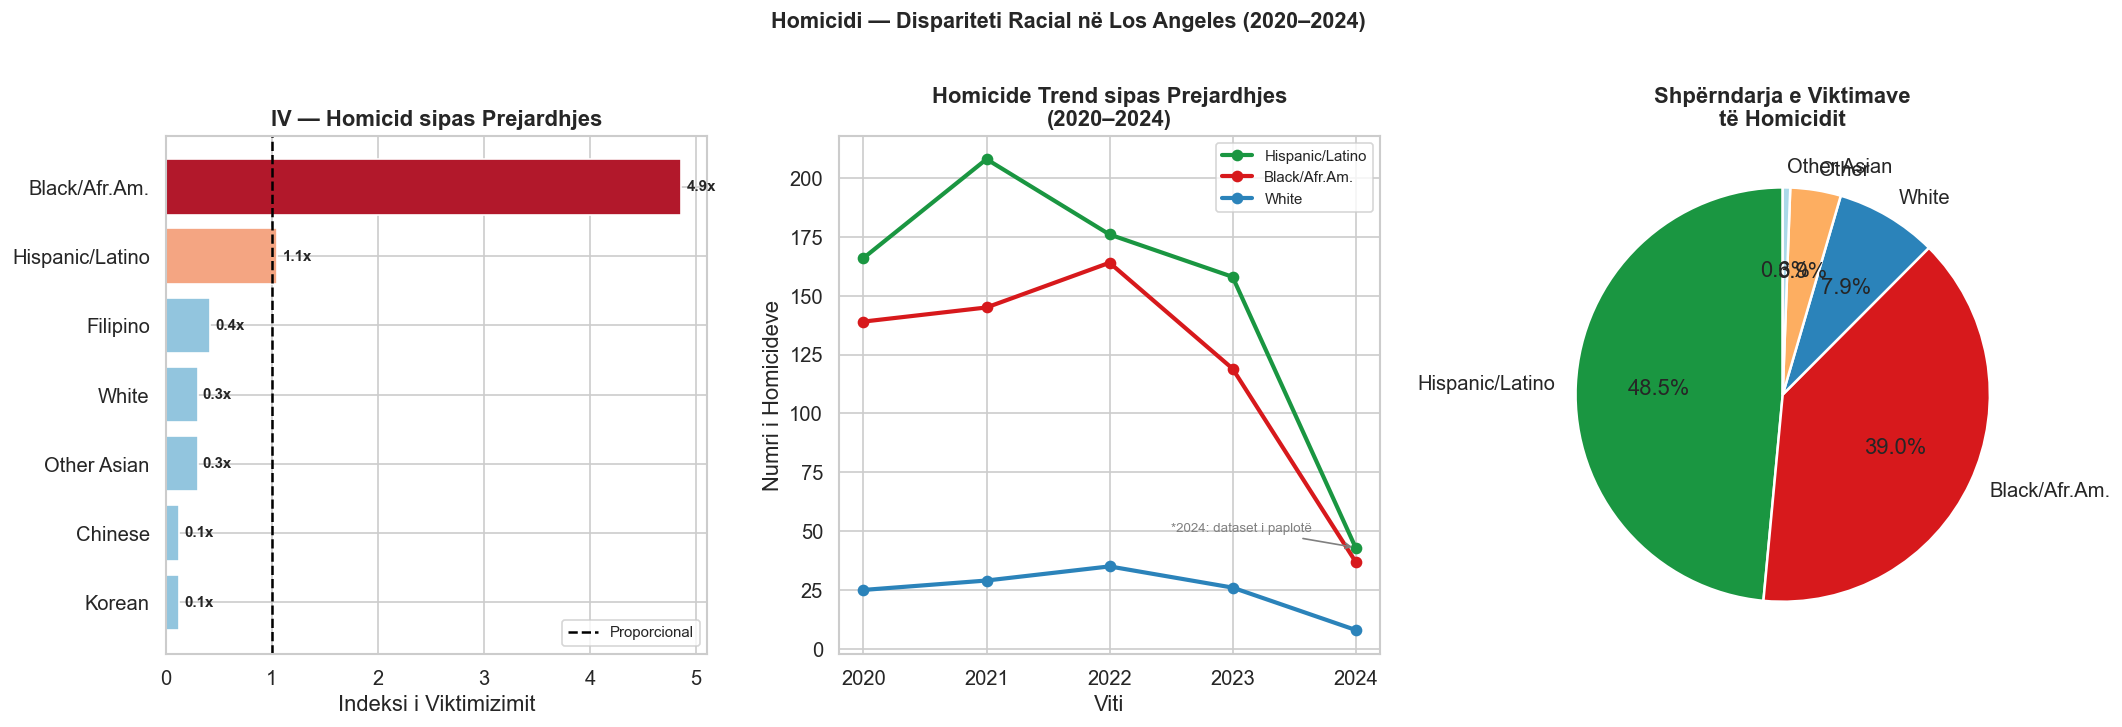
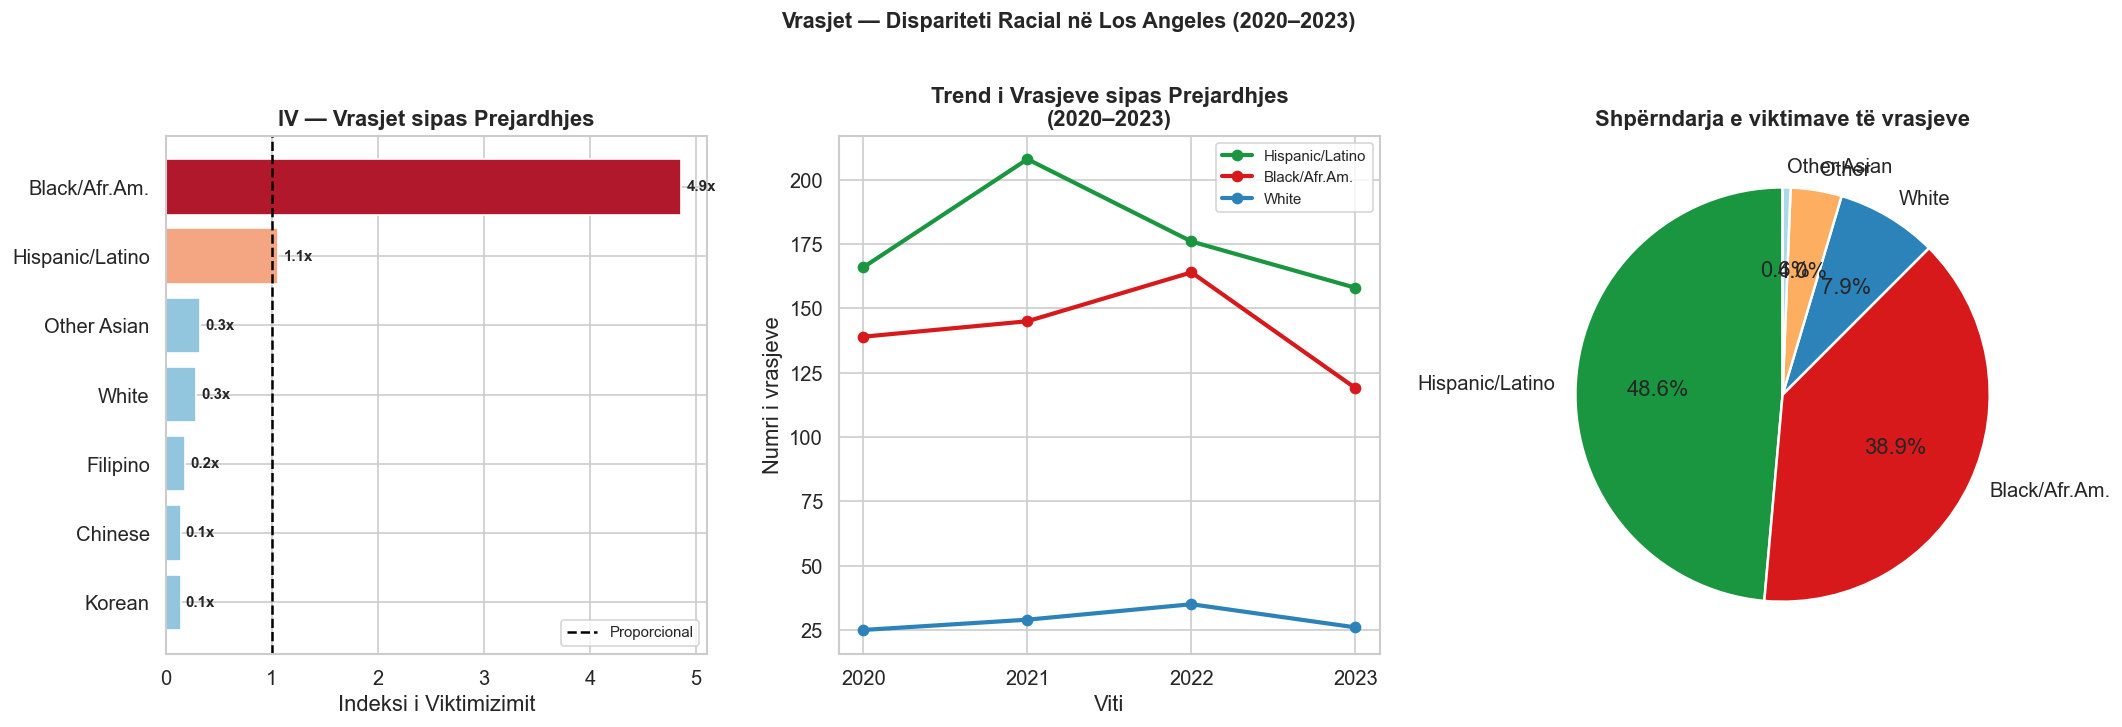
Unified diff of the notebook cell whose output changed from the first chart to the second:
--- before
+++ after
@@ -1,3 +1,3 @@
-homicides = df[(df['Crm Cd Desc'] == 'CRIMINAL HOMICIDE') & df['Year'].between(2020, 2024)].copy()
+homicides = df[(df['Crm Cd Desc'] == 'CRIMINAL HOMICIDE') & df['Year'].between(2020, 2023)].copy()
 homicides['Descent Name'] = homicides['Vict Descent'].map(descent_map)
 
@@ -7,16 +7,16 @@
 h_known = homicides[homicides['Descent Name'].isin(main_groups)]
 h_pct = (h_known['Descent Name'].value_counts(normalize=True) * 100).reset_index()
-h_pct.columns = ['Grupi', 'Homicid_%']
+h_pct.columns = ['Grupi', 'Vrasje_%']
 h_pct['Popullsia_%'] = h_pct['Grupi'].map(pop_pct)
-h_pct['IV_Homicid'] = (h_pct['Homicid_%'] / h_pct['Popullsia_%']).round(2)
-h_pct = h_pct.sort_values('IV_Homicid', ascending=True)
+h_pct['IV_Vrasje'] = (h_pct['Vrasje_%'] / h_pct['Popullsia_%']).round(2)
+h_pct = h_pct.sort_values('IV_Vrasje', ascending=True)
 
-bar_colors = ['#b2182b' if iv > 2 else '#f4a582' if iv > 1 else '#92c5de' for iv in h_pct['IV_Homicid']]
-b = axes[0].barh(h_pct['Grupi'], h_pct['IV_Homicid'], color=bar_colors, edgecolor='white')
+bar_colors = ['#b2182b' if iv > 2 else '#f4a582' if iv > 1 else '#92c5de' for iv in h_pct['IV_Vrasje']]
+b = axes[0].barh(h_pct['Grupi'], h_pct['IV_Vrasje'], color=bar_colors, edgecolor='white')
 axes[0].axvline(1.0, color='black', linestyle='--', linewidth=1.5, label='Proporcional')
-axes[0].set_title('IV — Homicid sipas Prejardhjes', fontweight='bold')
+axes[0].set_title('IV — Vrasjet sipas Prejardhjes', fontweight='bold')
 axes[0].set_xlabel('Indeksi i Viktimizimit')
 axes[0].legend(fontsize=9)
-for bar, iv in zip(b, h_pct['IV_Homicid']):
+for bar, iv in zip(b, h_pct['IV_Vrasje']):
     axes[0].text(iv + 0.05, bar.get_y() + bar.get_height()/2,
                  f'{iv:.1f}x', va='center', fontsize=9, fontweight='bold')
@@ -29,13 +29,13 @@
     axes[1].plot(data.index, data.values, marker='o', linewidth=2.5,
                  color=trend_colors[code], label=name)
-axes[1].set_title('Homicide Trend sipas Prejardhjes\n(2020–2024)', fontweight='bold')
+
+axes[1].set_title('Trend i Vrasjeve sipas Prejardhjes\n(2020–2023)', fontweight='bold')
 axes[1].set_xlabel('Viti')
-axes[1].set_ylabel('Numri i Homicideve')
+axes[1].set_ylabel('Numri i vrasjeve')
 axes[1].legend(fontsize=9)
-axes[1].set_xticks([2020, 2021, 2022, 2023, 2024])
-# Shënim: 2024 = dataset i paplotë
-axes[1].annotate('*2024: dataset i paplotë', xy=(2024, 43), xytext=(2022.5, 50),
-                 fontsize=8, color='gray',
-                 arrowprops=dict(arrowstyle='->', color='gray'))
+axes[1].set_xticks([2020, 2021, 2022, 2023])
+# Shënim: 2024 është i paplotë dhe është përjashtuar nga ky trend
+axes[1].annotate('*2024 është i paplotë (i përjashtuar)', xy=(2023, max(homicides['Year'].value_counts().max(), 1)), xytext=(2021, homicides['Year'].value_counts().max() + 5),
+                 fontsize=8, color='gray')
 
 # --- Panel 3: Pie homicid sipas prejardhjes ---
@@ -46,11 +46,11 @@
             colors=colors_pie, startangle=90,
             wedgeprops={'edgecolor': 'white', 'linewidth': 1.5})
-axes[2].set_title('Shpërndarja e Viktimave\ntë Homicidit', fontweight='bold')
+axes[2].set_title('Shpërndarja e viktimave të vrasjeve', fontweight='bold')
 
-plt.suptitle('Homicidi — Dispariteti Racial në Los Angeles (2020–2024)',
+plt.suptitle('Vrasjet — Dispariteti Racial në Los Angeles (2020–2023)',
              fontsize=13, fontweight='bold', y=1.01)
 plt.tight_layout()
 plt.show()
 
-print('=== IV Homicid ===')
-print(h_pct[['Grupi','Homicid_%','Popullsia_%','IV_Homicid']].sort_values('IV_Homicid', ascending=False).to_string(index=False))
+print('=== IV Vrasje ===')
+print(h_pct[['Grupi','Vrasje_%','Popullsia_%','IV_Vrasje']].sort_values('IV_Vrasje', ascending=False).to_string(index=False))

Commit: Cleaned up